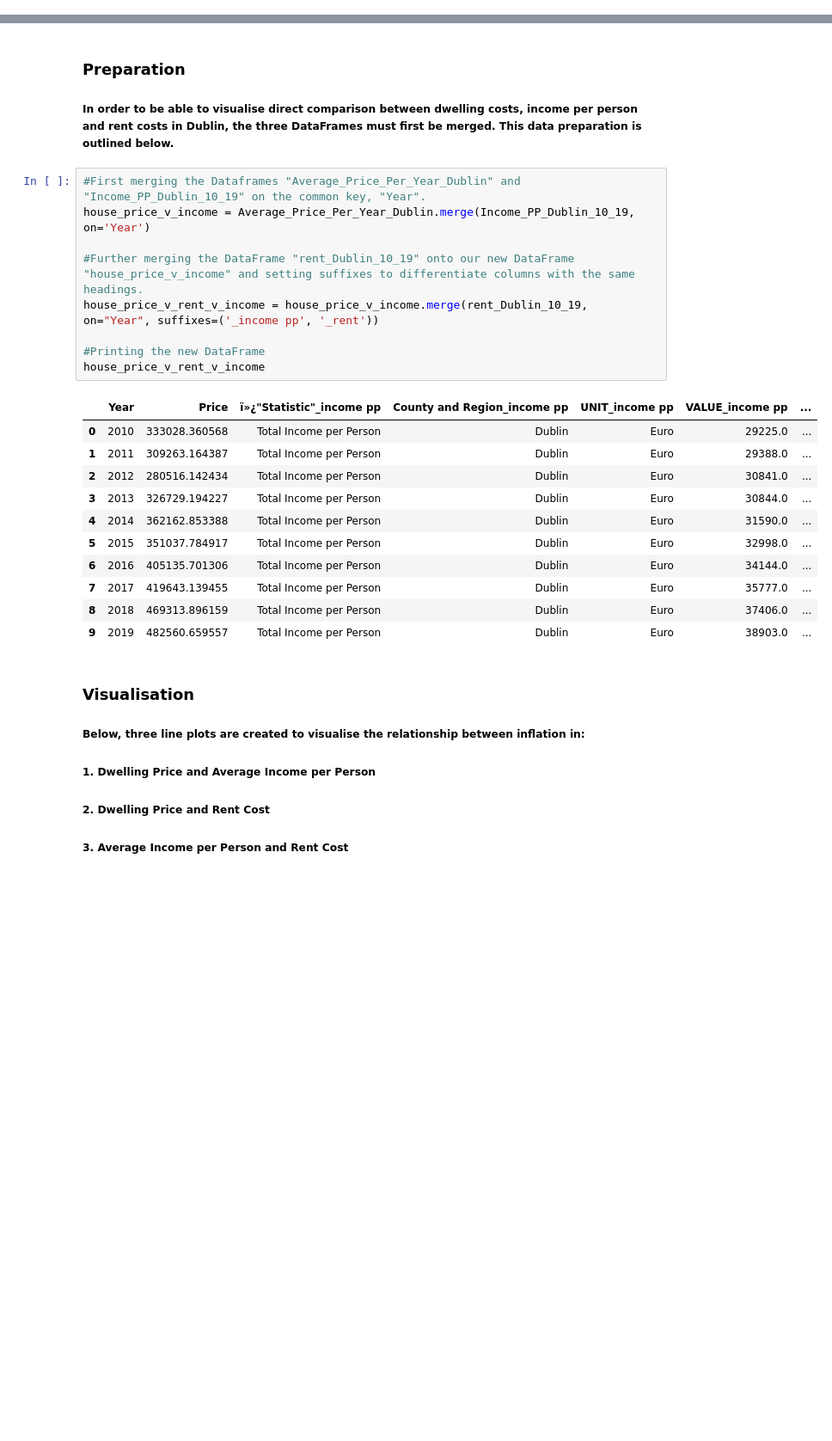
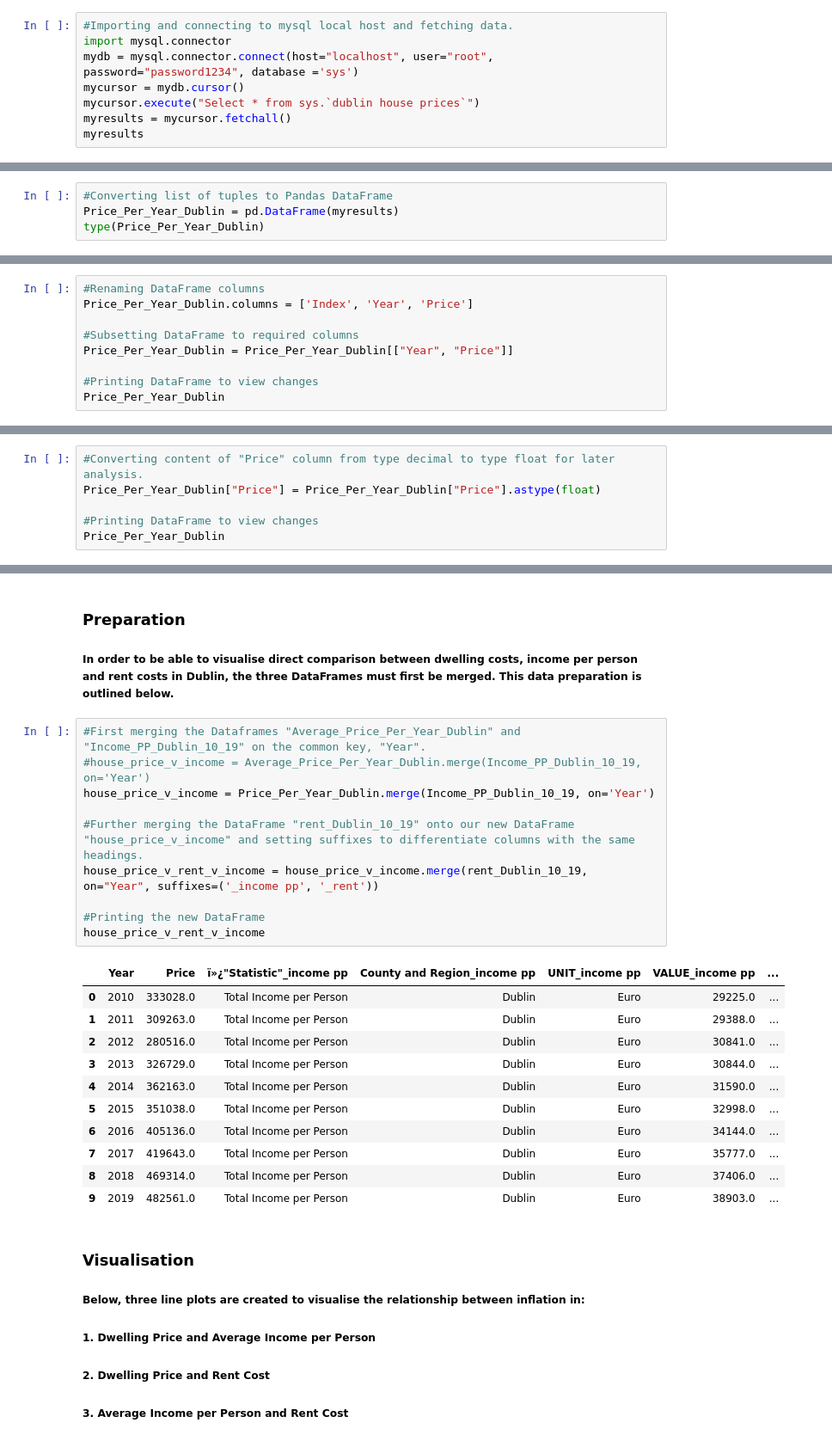
Before and after one commit to CraigDowling/Project, a Jupyter notebook: UCDPA_craigdowlingproject.ipynb, the cells around one changed output, grey strips where cells are left out. Shown at 86% size. Drawn from its saved outputs; the diff is of its cells as text; blank space fills up the shorter version.

```diff
--- a/UCDPA_craigdowlingproject.ipynb
+++ b/UCDPA_craigdowlingproject.ipynb
@@ -1355,0 +1364,8 @@ Average_Price_Per_Year_Dublin
+# %%
+#Importing and connecting to mysql local host and fetching data.
+import mysql.connector
+mydb = mysql.connector.connect(host="localhost", user="root", password="password1234", database ='sys')
+mycursor = mydb.cursor()
+mycursor.execute("Select * from sys.`dublin house prices`")
+myresults = mycursor.fetchall()
+myresults
@@ -1355,0 +1384,4 @@ Average_Price_Per_Year_Dublin
+# %%
+#Converting list of tuples to Pandas DataFrame
+Price_Per_Year_Dublin = pd.DataFrame(myresults)
+type(Price_Per_Year_Dublin)
@@ -1355,0 +1390,9 @@ Average_Price_Per_Year_Dublin
+# %%
+#Renaming DataFrame columns
+Price_Per_Year_Dublin.columns = ['Index', 'Year', 'Price']
+
+#Subsetting DataFrame to required columns
+Price_Per_Year_Dublin = Price_Per_Year_Dublin[["Year", "Price"]]
+
+#Printing DataFrame to view changes
+Price_Per_Year_Dublin
@@ -1355,0 +1412,6 @@ Average_Price_Per_Year_Dublin
+# %%
+#Converting content of "Price" column from type decimal to type float for later analysis.
+Price_Per_Year_Dublin["Price"] = Price_Per_Year_Dublin["Price"].astype(float)
+
+#Printing DataFrame to view changes
+Price_Per_Year_Dublin
@@ -1370,25 +1445,26 @@ plt.show()
 ##### In order to be able to visualise direct comparison between dwelling costs, income per person and rent costs in Dublin, the three DataFrames must first be merged. This data preparation is outlined below.
 # %%
 #First merging the Dataframes "Average_Price_Per_Year_Dublin" and "Income_PP_Dublin_10_19" on the common key, "Year".
-house_price_v_income = Average_Price_Per_Year_Dublin.merge(Income_PP_Dublin_10_19, on='Year')
+#house_price_v_income = Average_Price_Per_Year_Dublin.merge(Income_PP_Dublin_10_19, on='Year')
+house_price_v_income = Price_Per_Year_Dublin.merge(Income_PP_Dublin_10_19, on='Year')
 
 #Further merging the DataFrame "rent_Dublin_10_19" onto our new DataFrame "house_price_v_income" and setting suffixes to differentiate columns with the same headings.
 house_price_v_rent_v_income = house_price_v_income.merge(rent_Dublin_10_19, on="Year", suffixes=('_income pp', '_rent'))
 
 #Printing the new DataFrame
 house_price_v_rent_v_income
 # %% [output]
 |  | Year | Price | ï»¿"Statistic"_income pp | County and Region_income pp | UNIT_income pp | VALUE_income pp | ... |
-| 0 | 2010 | 333028.360568 | Total Income per Person | Dublin | Euro | 29225.0 | ... |
-| 1 | 2011 | 309263.164387 | Total Income per Person | Dublin | Euro | 29388.0 | ... |
-| 2 | 2012 | 280516.142434 | Total Income per Person | Dublin | Euro | 30841.0 | ... |
-| 3 | 2013 | 326729.194227 | Total Income per Person | Dublin | Euro | 30844.0 | ... |
-| 4 | 2014 | 362162.853388 | Total Income per Person | Dublin | Euro | 31590.0 | ... |
-| 5 | 2015 | 351037.784917 | Total Income per Person | Dublin | Euro | 32998.0 | ... |
-| 6 | 2016 | 405135.701306 | Total Income per Person | Dublin | Euro | 34144.0 | ... |
-| 7 | 2017 | 419643.139455 | Total Income per Person | Dublin | Euro | 35777.0 | ... |
-| 8 | 2018 | 469313.896159 | Total Income per Person | Dublin | Euro | 37406.0 | ... |
-| 9 | 2019 | 482560.659557 | Total Income per Person | Dublin | Euro | 38903.0 | ... |
+| 0 | 2010 | 333028.0 | Total Income per Person | Dublin | Euro | 29225.0 | ... |
+| 1 | 2011 | 309263.0 | Total Income per Person | Dublin | Euro | 29388.0 | ... |
+| 2 | 2012 | 280516.0 | Total Income per Person | Dublin | Euro | 30841.0 | ... |
+| 3 | 2013 | 326729.0 | Total Income per Person | Dublin | Euro | 30844.0 | ... |
+| 4 | 2014 | 362163.0 | Total Income per Person | Dublin | Euro | 31590.0 | ... |
+| 5 | 2015 | 351038.0 | Total Income per Person | Dublin | Euro | 32998.0 | ... |
+| 6 | 2016 | 405136.0 | Total Income per Person | Dublin | Euro | 34144.0 | ... |
+| 7 | 2017 | 419643.0 | Total Income per Person | Dublin | Euro | 35777.0 | ... |
+| 8 | 2018 | 469314.0 | Total Income per Person | Dublin | Euro | 37406.0 | ... |
+| 9 | 2019 | 482561.0 | Total Income per Person | Dublin | Euro | 38903.0 | ... |
 # %% [markdown]
 ### Visualisation
 
```
Also changed, not shown: parts of 22 cells of this notebook.
